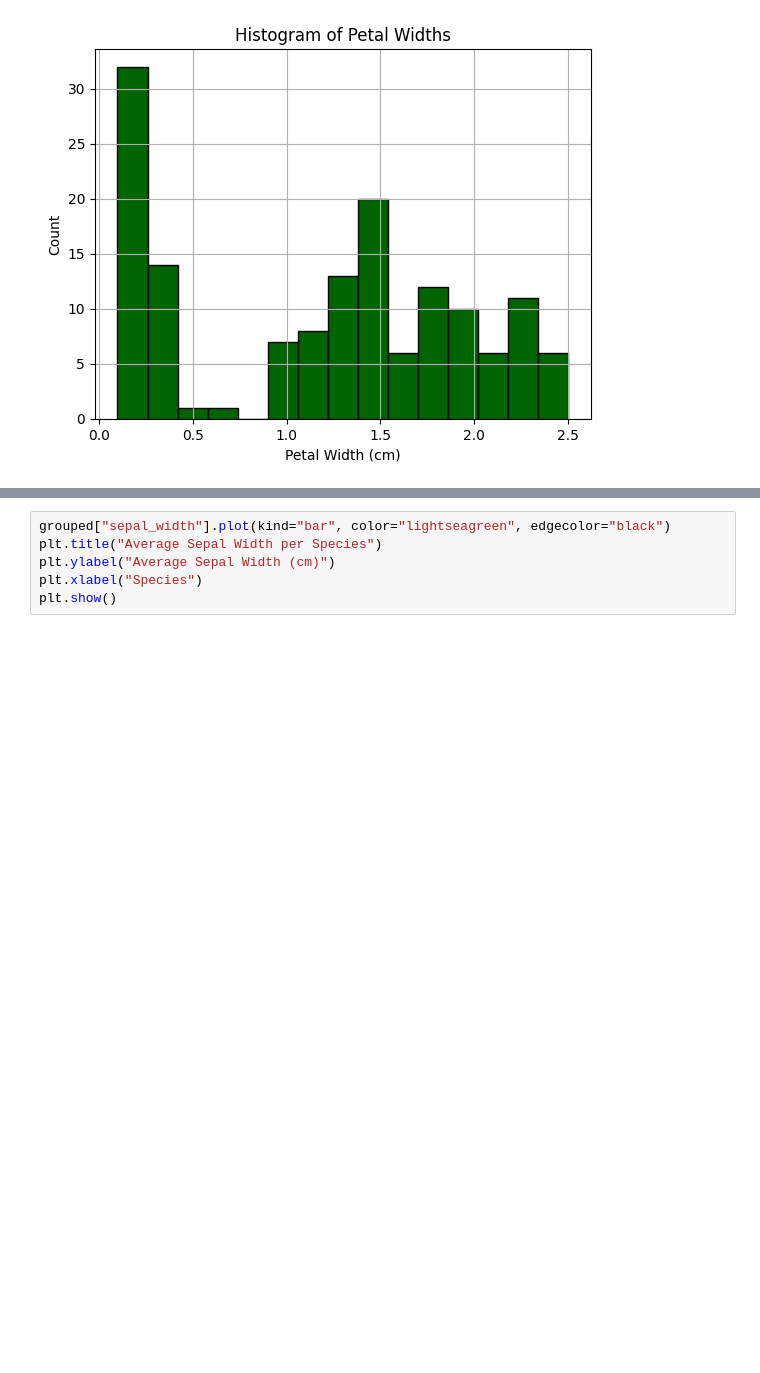
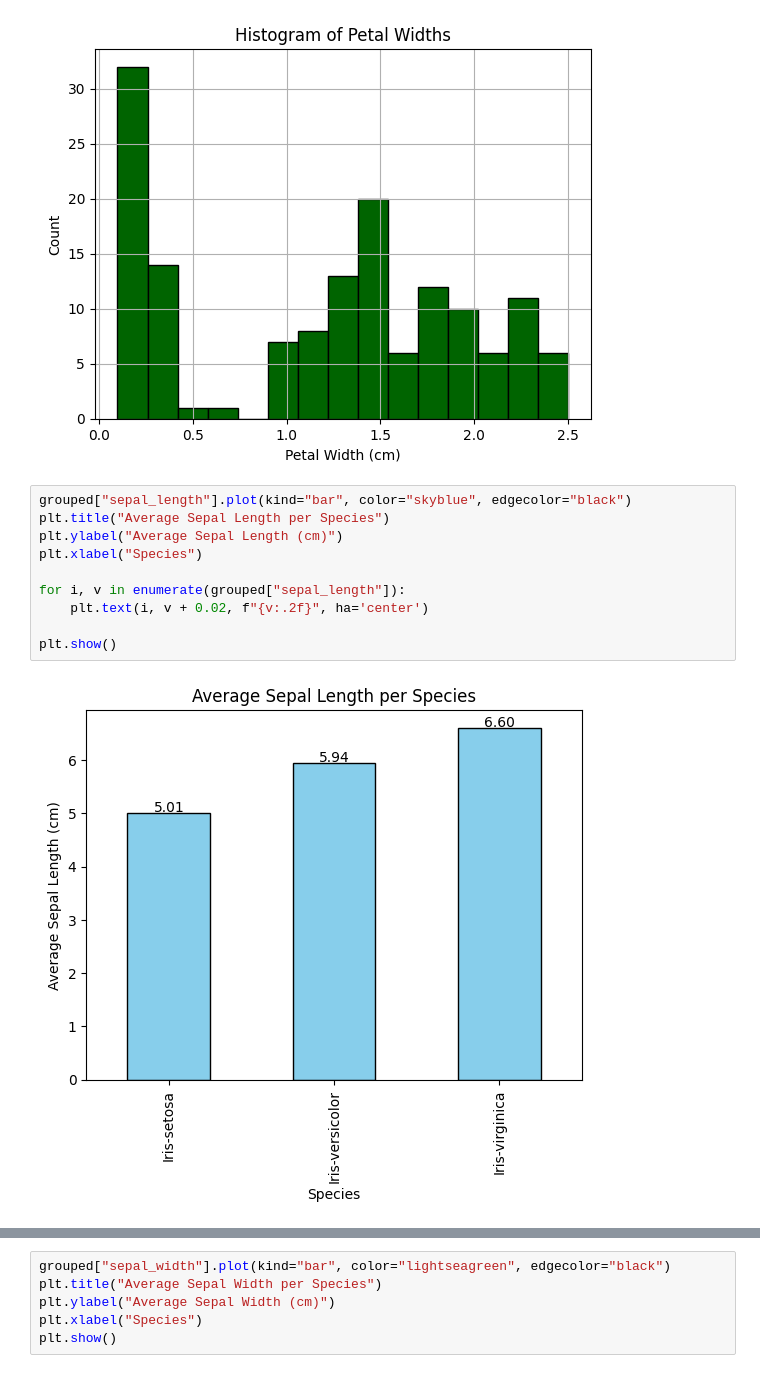
Before and after one commit to DavisReinhard/iris-analysis-group1, a Jupyter notebook: iris_project.ipynb, the cells around one changed output, grey strips where cells are left out. Saved outputs shown, nothing was run; the diff lists cells and outputs as text; blank space fills up the shorter version.

```diff
--- a/iris_project.ipynb
+++ b/iris_project.ipynb
@@ -310,4 +310,16 @@ plt.ylabel("Count")
 plt.show()
 # %% [output]
 [figure]
+# %%
+grouped["sepal_length"].plot(kind="bar", color="skyblue", edgecolor="black")
+plt.title("Average Sepal Length per Species")
+plt.ylabel("Average Sepal Length (cm)")
+plt.xlabel("Species")
+
+for i, v in enumerate(grouped["sepal_length"]):
+    plt.text(i, v + 0.02, f"{v:.2f}", ha='center')
+
+plt.show()
+# %% [output]
+[figure, added]
 # %%
```
Also changed, not shown: parts of 6 cells of this notebook.
